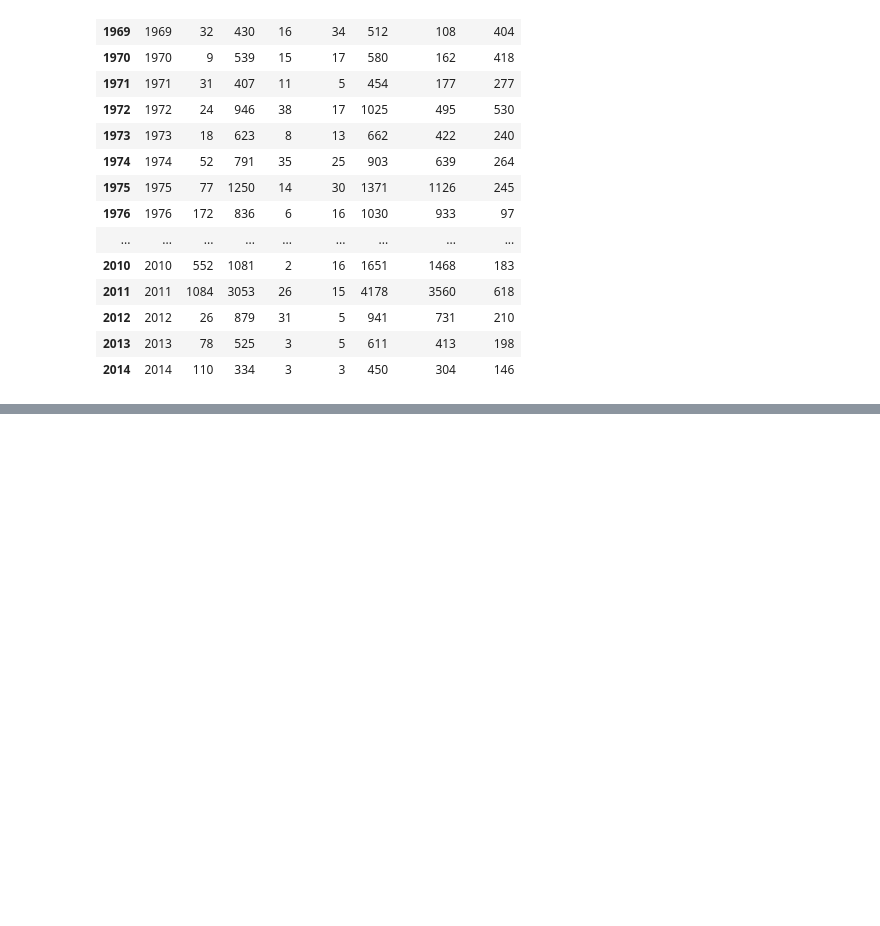
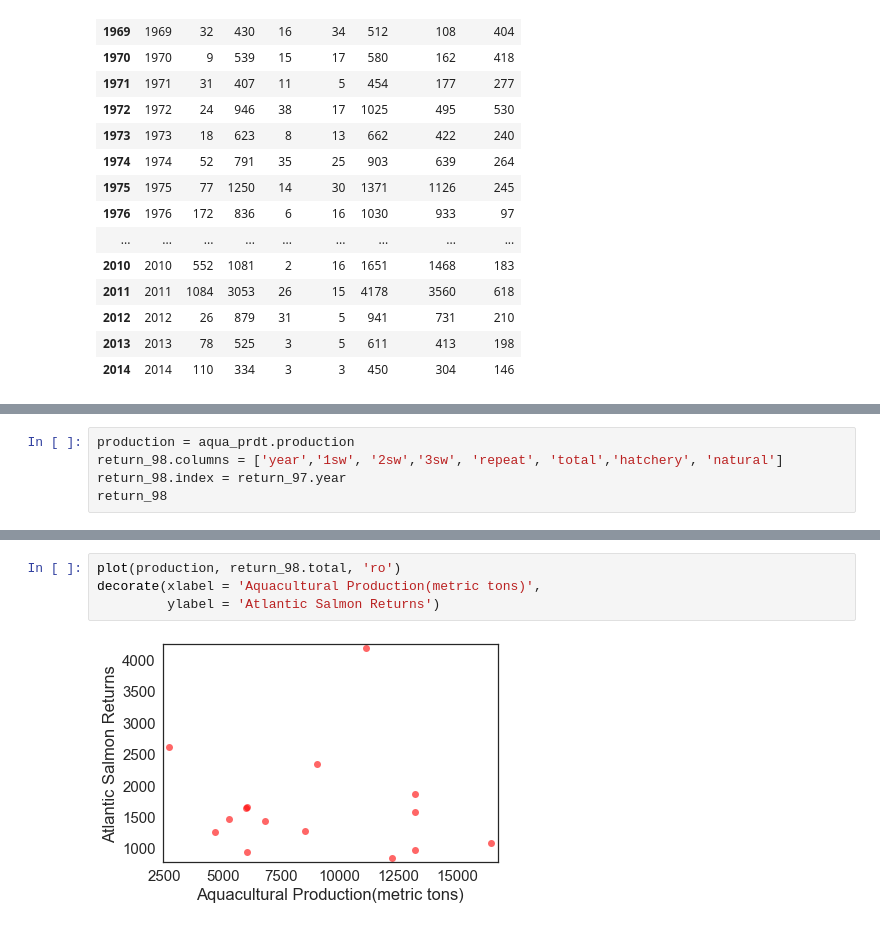
Before and after one commit to 867006905/ModSimPy, a Jupyter notebook: code/Project One/Project One.ipynb, the cells around one changed output, grey strips where cells are left out. Drawn from its saved outputs; the diff is of its cells as text; blank space fills up the shorter version.

```diff
--- a/code/Project One/Project One.ipynb
+++ b/code/Project One/Project One.ipynb
@@ -65,0 +88,5 @@ plot(aqua_prdt.index, production)
+# %%
+production = aqua_prdt.production
+return_98.columns = ['year','1sw', '2sw','3sw', 'repeat', 'total','hatchery', 'natural']
+return_98.index = return_97.year
+return_98
@@ -65,0 +111,6 @@ plot(aqua_prdt.index, production)
+# %%
+plot(production, return_98.total, 'ro')
+decorate(xlabel = 'Aquacultural Production(metric tons)',
+         ylabel = 'Atlantic Salmon Returns')
+# %% [output]
+[figure, added]
```
Also changed, not shown: parts of 8 cells of this notebook, 6 other files.
